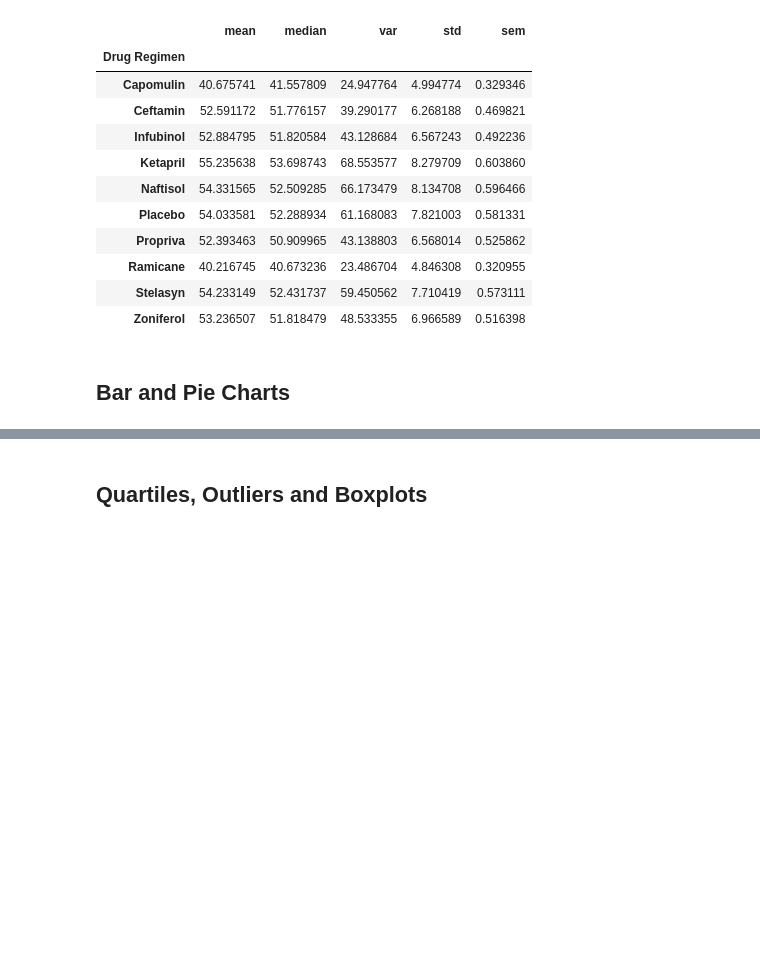
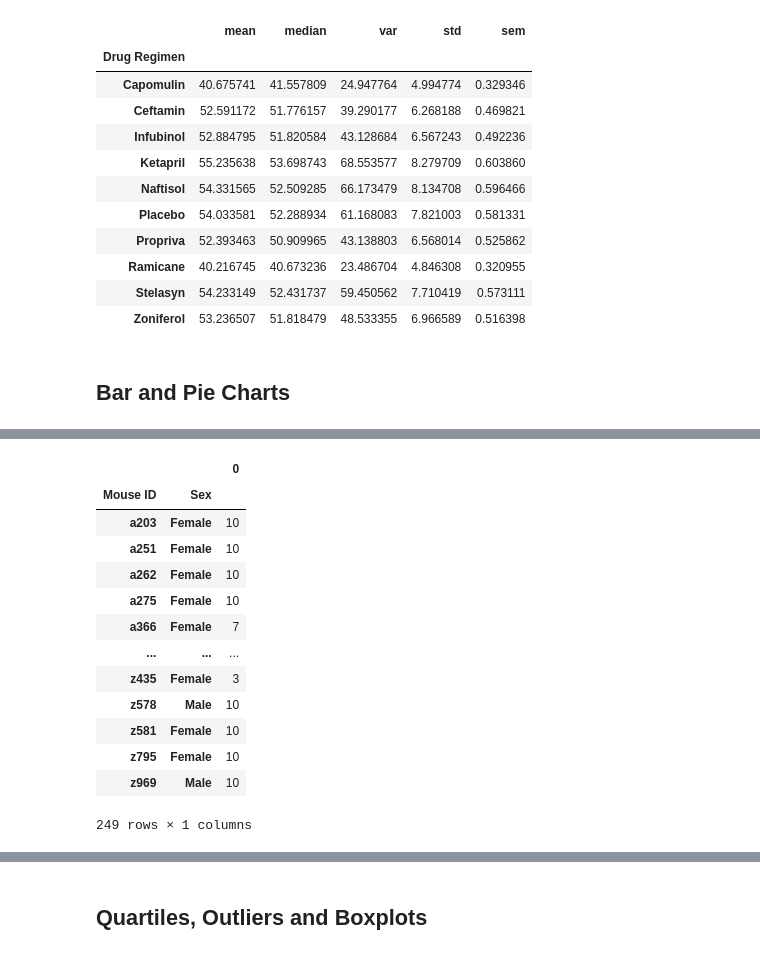
Before and after one commit to IanArch-git/matplotlib-challenge, a Jupyter notebook: Pymaceuticals/Pymaceuticals.ipynb, the cells around one changed output, grey strips where cells are left out. Cells and saved outputs as stored; diff of their text form; code cells hidden in the pictures; blank space fills up the shorter version.

```diff
--- a/Pymaceuticals/Pymaceuticals.ipynb
+++ b/Pymaceuticals/Pymaceuticals.ipynb
@@ -182,0 +188,19 @@ plt.show()
+# %%
+sexes_by = dups_df.groupby(['Mouse ID', 'Sex'])
+sexes_df = pd.DataFrame(sexes_by.size())
+sexes_df
+# %% [output]
+|  |  | 0 |
+| Mouse ID | Sex |  |
+| a203 | Female | 10 |
+| a251 | Female | 10 |
+| a262 | Female | 10 |
+| a275 | Female | 10 |
+| a366 | Female | 7 |
+| ... | ... | ... |
+| z435 | Female | 3 |
+| z578 | Male | 10 |
+| z581 | Female | 10 |
+| z795 | Female | 10 |
+| z969 | Male | 10 |
+249 rows × 1 columns
```
Also changed, not shown: parts of 5 cells of this notebook.
